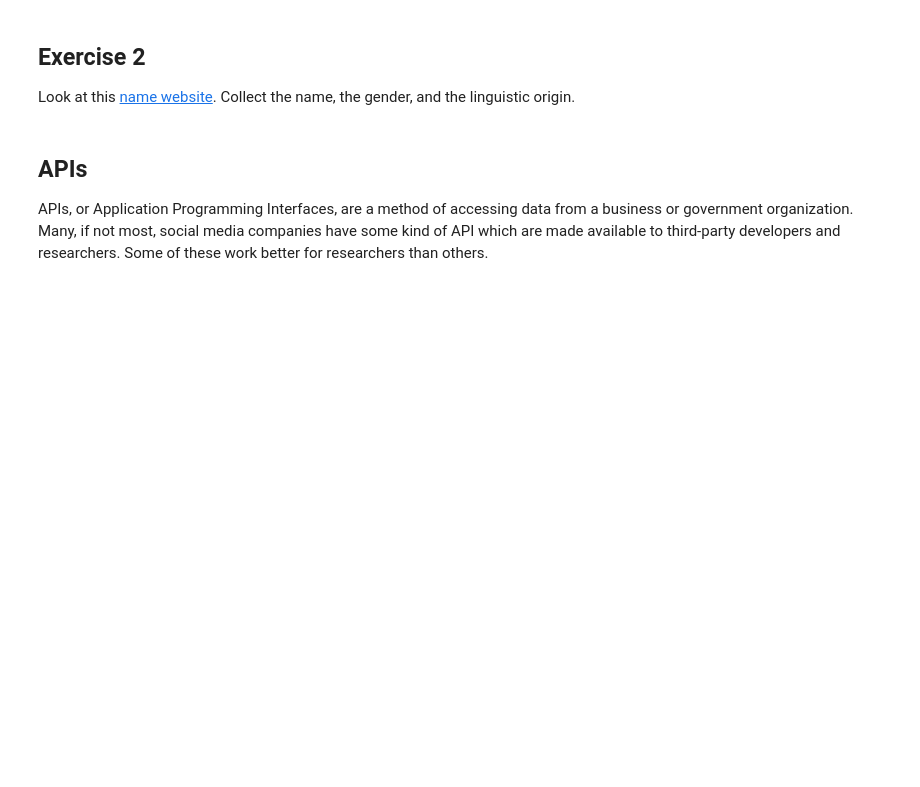
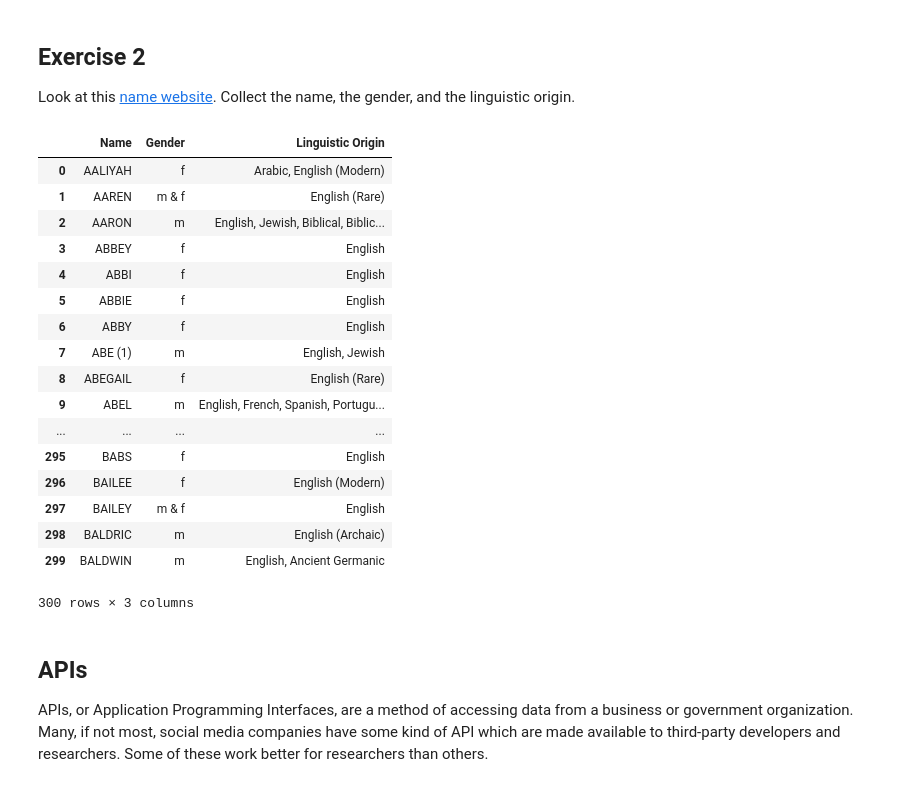
Before and after one commit to INF1005-6H-SocialDataAnalytics/lab04, a Jupyter notebook: Lab 4 -- Web scraping and the Twitter API.ipynb, the cells around one changed output. Cells and saved outputs as stored; diff of their text form; code cells hidden in the pictures; blank space fills up the shorter version.

```diff
--- a/Lab 4 -- Web scraping and the Twitter API.ipynb
+++ b/Lab 4 -- Web scraping and the Twitter API.ipynb
@@ -225,6 +475,58 @@ df['Price'].mean()
 ## Exercise 2
 
 Look at this [name website](http://www.behindthename.com/names/usage/english). Collect the name, the gender, and the linguistic origin.
+# %%
+url = "http://www.behindthename.com/names/usage/english"
+res = urllib.request.urlopen(url)
+html = res.read()
+bs   = BeautifulSoup(html, "html.parser")
+# %%
+items = bs.find_all("div", "browsename")
+# %%
+data = []
+for item in items:
+    name = item.find('b')
+    name = name.text
+
+    if item.find('span', 'masc') is not None:
+        gender = 'm'
+
+    if item.find('span', 'fem') is not None:
+        gender = 'f'
+
+    if item.find('span', 'masc') is not None \
+        and item.find('span', 'fem') is not None:
+        gender = 'm & f'
+
+    lo = item.find_all('span', 'info')
+    lo = lo[-1]
+    lo = lo.text
+
+    dt = (name, gender, lo)
+    data.append(dt)
+# %%
+df = pd.DataFrame(data, columns = ['Name', 'Gender', 'Linguistic Origin'])
+# %%
+df
+# %% [output]
+|  | Name | Gender | Linguistic Origin |
+| 0 | AALIYAH | f | Arabic, English (Modern) |
+| 1 | AAREN | m & f | English (Rare) |
+| 2 | AARON | m | English, Jewish, Biblical, Biblic... |
+| 3 | ABBEY | f | English |
+| 4 | ABBI | f | English |
+| 5 | ABBIE | f | English |
+| 6 | ABBY | f | English |
+| 7 | ABE (1) | m | English, Jewish |
+| 8 | ABEGAIL | f | English (Rare) |
+| 9 | ABEL | m | English, French, Spanish, Portugu... |
+| ... | ... | ... | ... |
+| 295 | BABS | f | English |
+| 296 | BAILEE | f | English (Modern) |
+| 297 | BAILEY | m & f | English |
+| 298 | BALDRIC | m | English (Archaic) |
+| 299 | BALDWIN | m | English, Ancient Germanic |
+300 rows × 3 columns
 # %% [markdown]
 ## APIs
 
```
Also changed, not shown: parts of 31 cells of this notebook, 1 other file.
